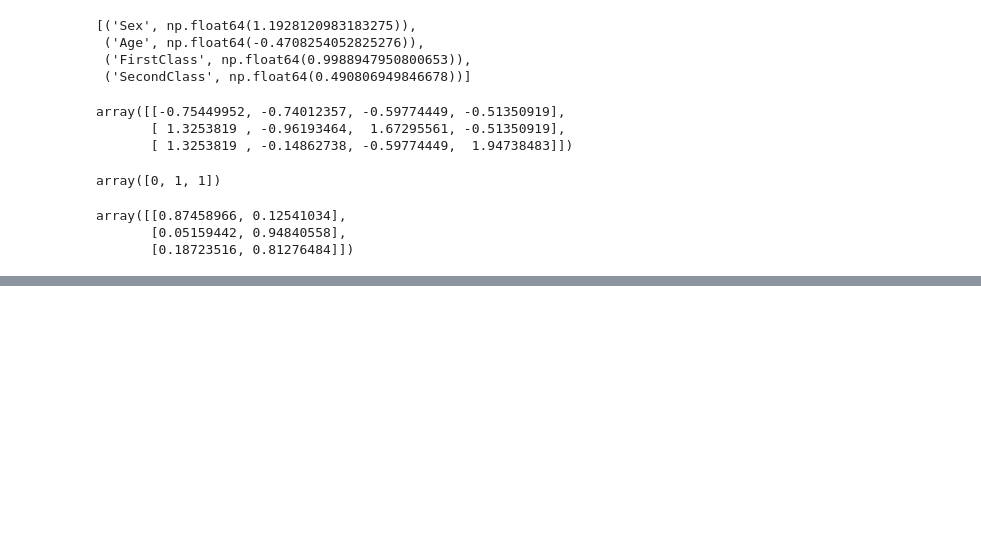
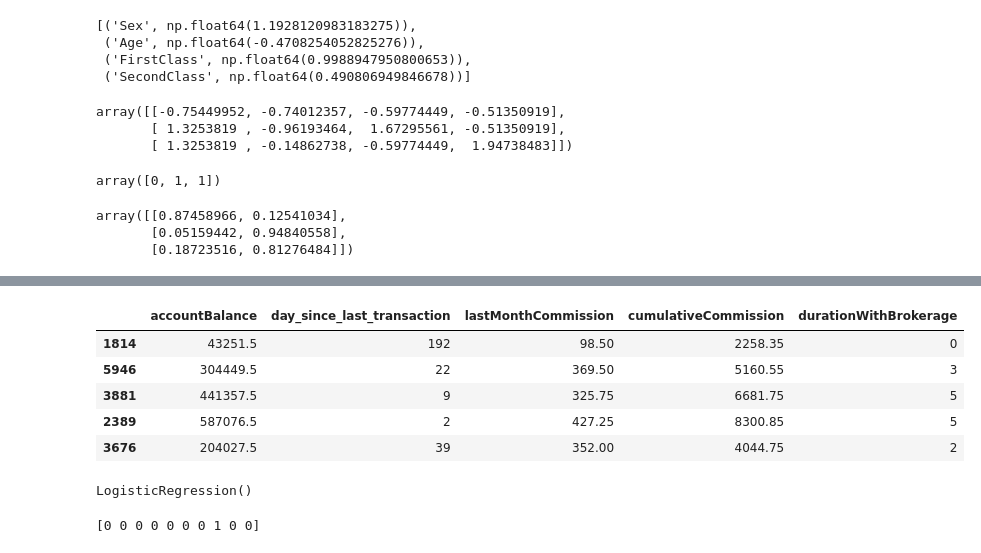
Before and after one commit to EuRoXy/dsp, a Jupyter notebook: logisReg.ipynb, the cells around one changed output, grey strips where cells are left out. Drawn from its saved outputs; the diff is of its cells as text; code cells hidden in the pictures; blank space fills up the shorter version.

```diff
--- a/logisReg.ipynb
+++ b/logisReg.ipynb
@@ -427,0 +441,23 @@ array([[0.87458966, 0.12541034],
+# %%
+X = df.drop(columns='isChurned')
+y = df.isChurned
+# %%
+X_train, X_test, y_train, y_test = train_test_split(X, y, test_size=0.2, random_state=1)
+X_train.head()
+# %% [output]
+|  | accountBalance | day_since_last_transaction | lastMonthCommission | cumulativeCommission | durationWithBrokerage |
+| 1814 | 43251.5 | 192 | 98.50 | 2258.35 | 0 |
+| 5946 | 304449.5 | 22 | 369.50 | 5160.55 | 3 |
+| 3881 | 441357.5 | 9 | 325.75 | 6681.75 | 5 |
+| 2389 | 587076.5 | 2 | 427.25 | 8300.85 | 5 |
+| 3676 | 204027.5 | 39 | 352.00 | 4044.75 | 2 |
+# %%
+model = LogisticRegression()
+model.fit(X_train, y_train)
+# %% [output]
+LogisticRegression()
+# %%
+y_pred = model.predict(X_test)
+print(y_pred[0:10])
+# %% [output]
+[0 0 0 0 0 0 0 1 0 0]
```
Also changed, not shown: parts of 12 cells of this notebook.
